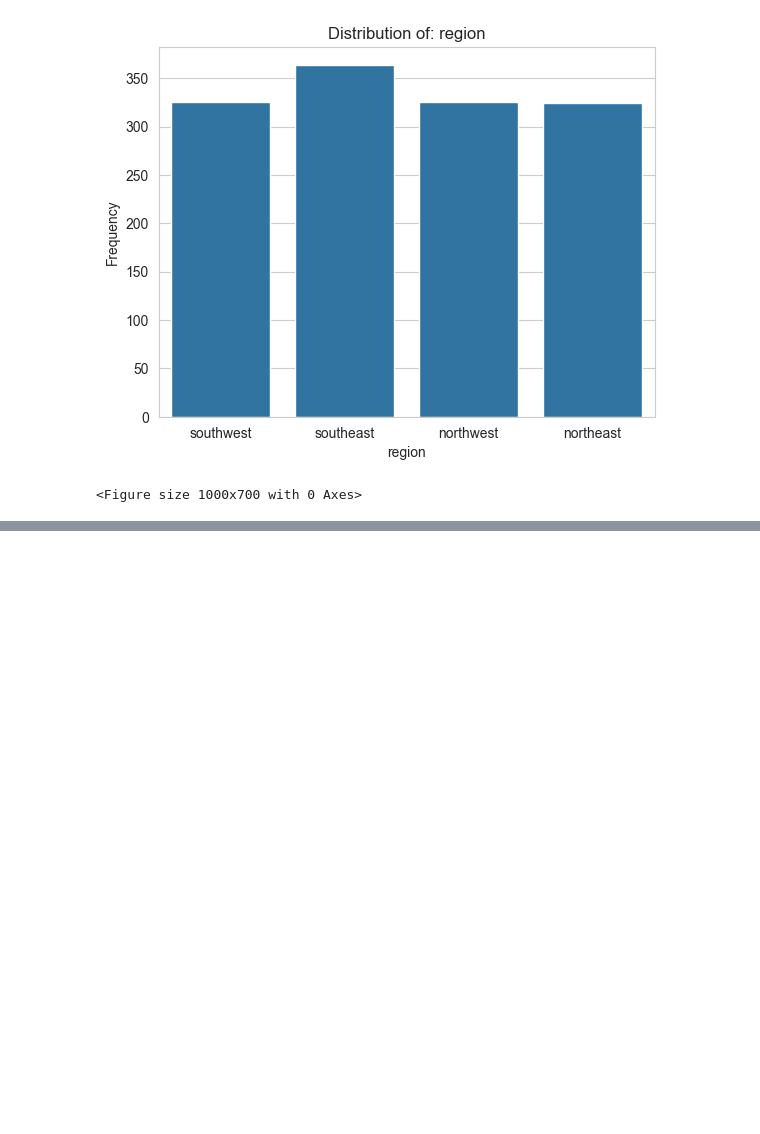
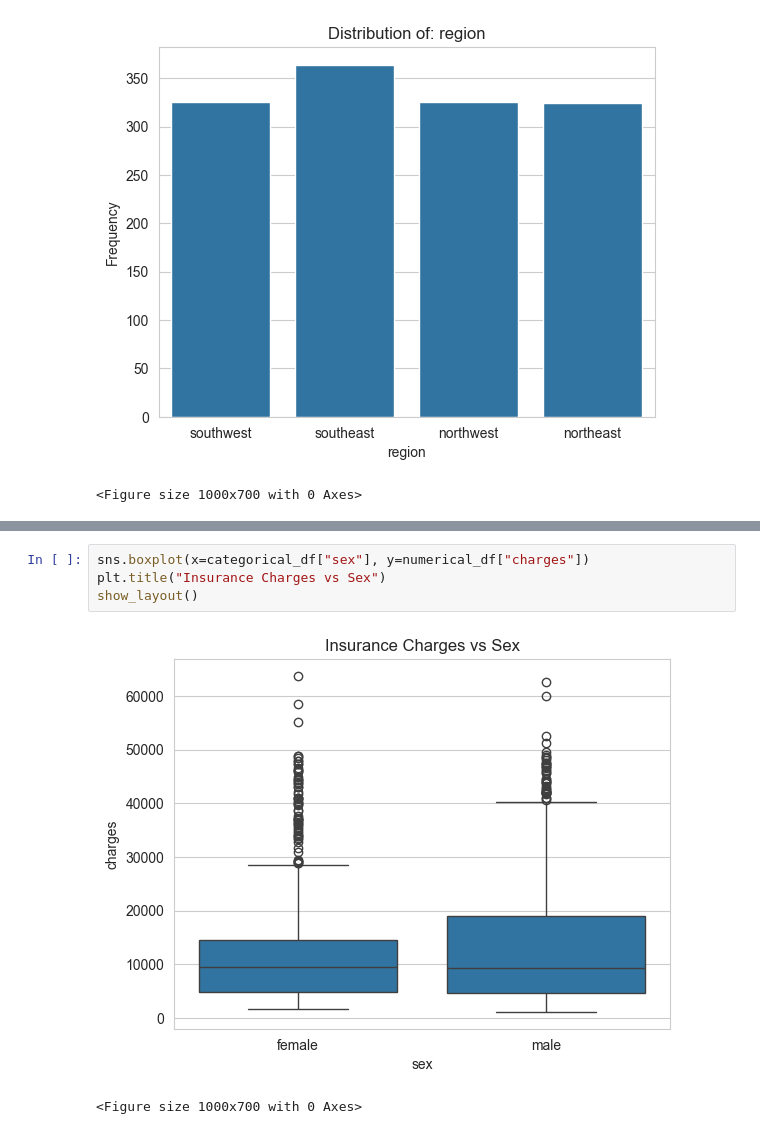
Before and after one commit to th3realAyo/Machine-Learning-Bootcamp, a Jupyter notebook: CSV-Excel/09_Evaluation.ipynb, the cells around one changed output, grey strips where cells are left out. Cells and saved outputs as stored; diff of their text form; blank space fills up the shorter version.

```diff
--- a/CSV-Excel/09_Evaluation.ipynb
+++ b/CSV-Excel/09_Evaluation.ipynb
@@ -149,0 +145,7 @@ show_layout()
+# %%
+sns.boxplot(x=categorical_df["sex"], y=numerical_df["charges"])
+plt.title("Insurance Charges vs Sex")
+show_layout()
+# %% [output]
+[figure, added]
+<Figure size 1000x700 with 0 Axes>
```
Also changed, not shown: parts of 8 cells of this notebook, 17 other files.
